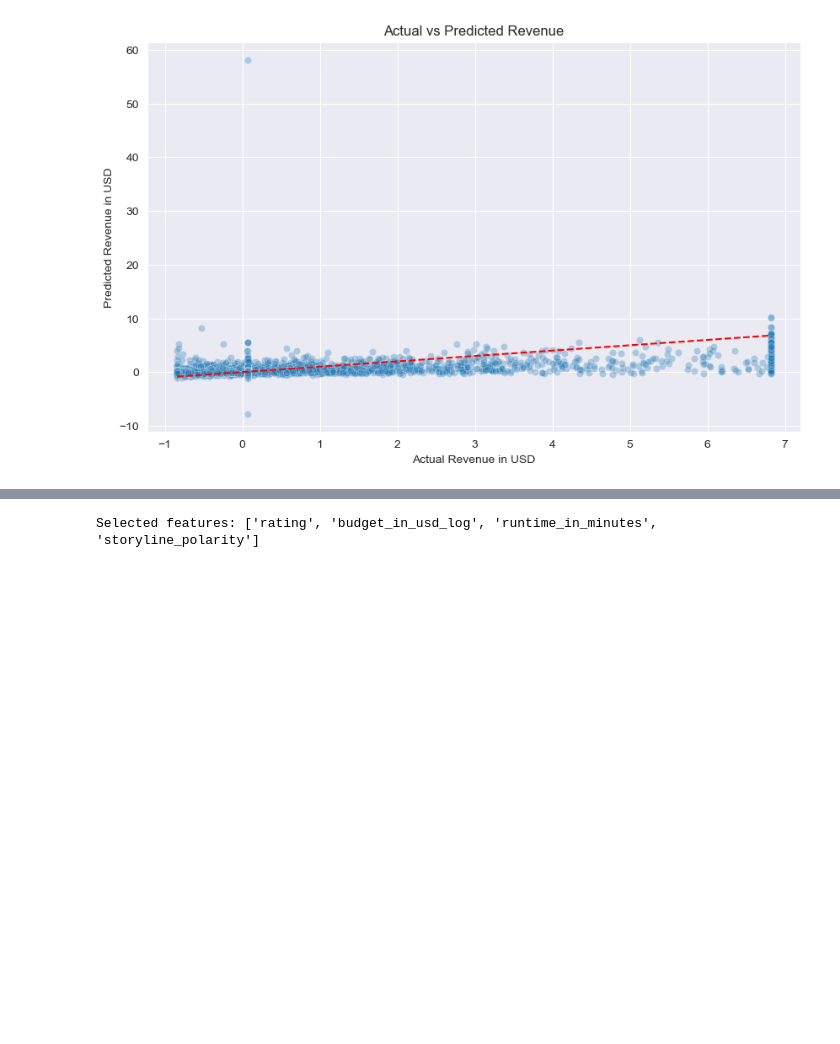
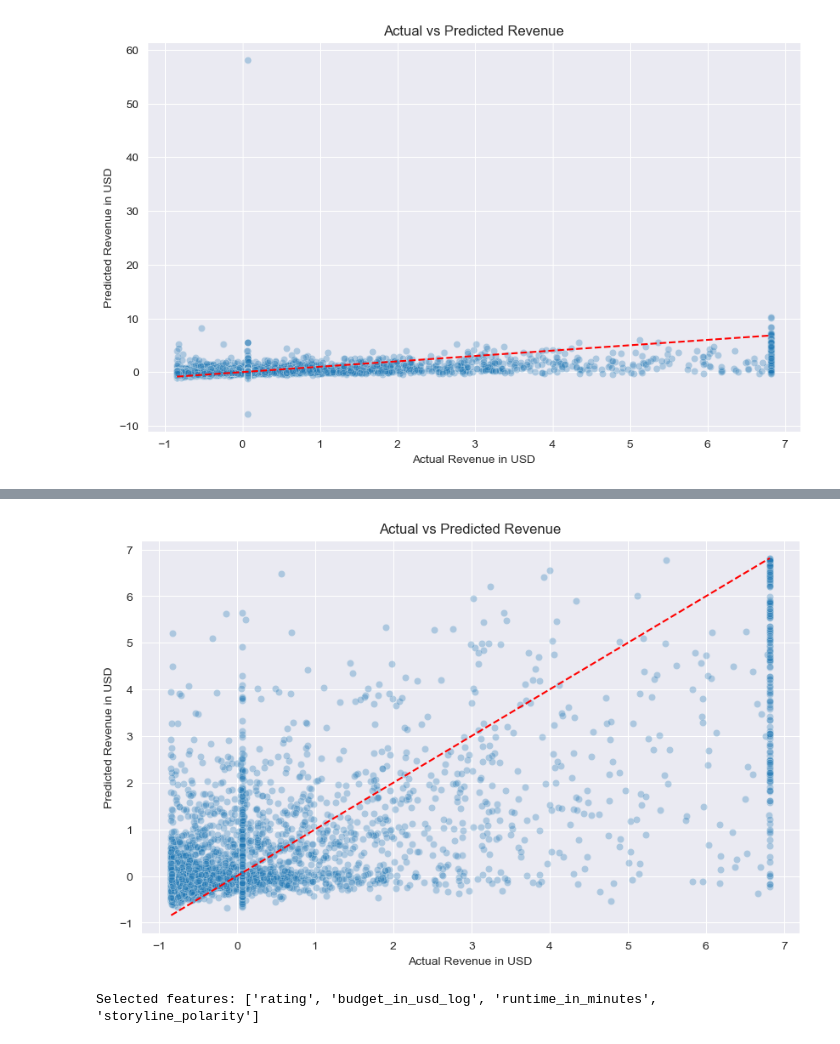
Before and after one commit to akinolu52/movie-revenue-prediction, a Jupyter notebook: explore.ipynb, the cells around one changed output, grey strips where cells are left out. Cells and saved outputs as stored; diff of their text form; code cells hidden in the pictures; blank space fills up the shorter version.

```diff
--- a/explore.ipynb
+++ b/explore.ipynb
@@ -1941,3 +2024,7 @@ plt.show()
+# %%
+supervised_model.plot_result(y_test_iqr, y_pred_iqr)
+# %% [output]
+[figure, added]
 # %%
 # class SupervisedModel:
 #     def __init__(self, X, y):
```
Also changed, not shown: parts of 10 cells of this notebook.
